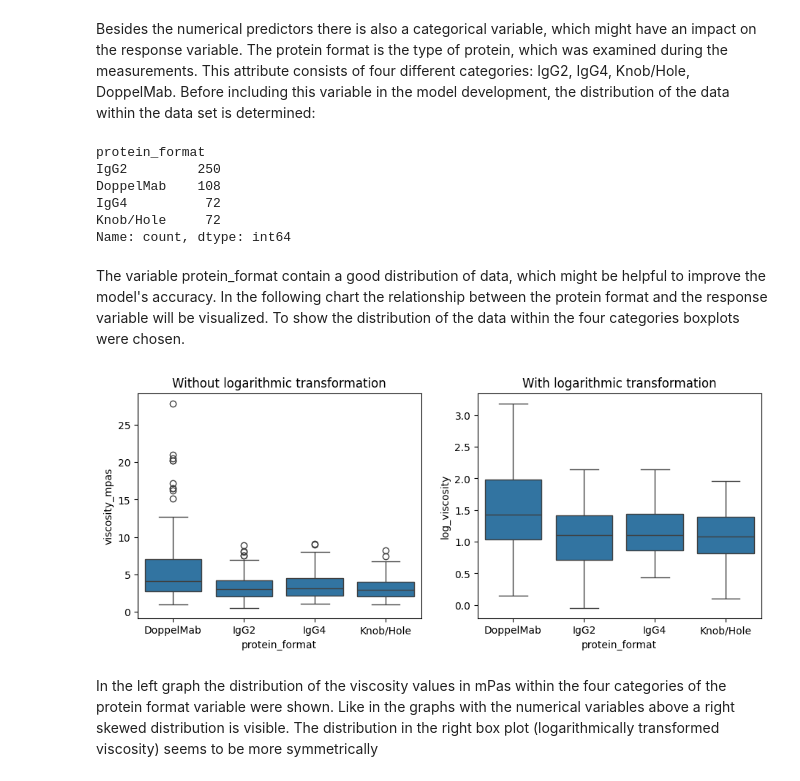
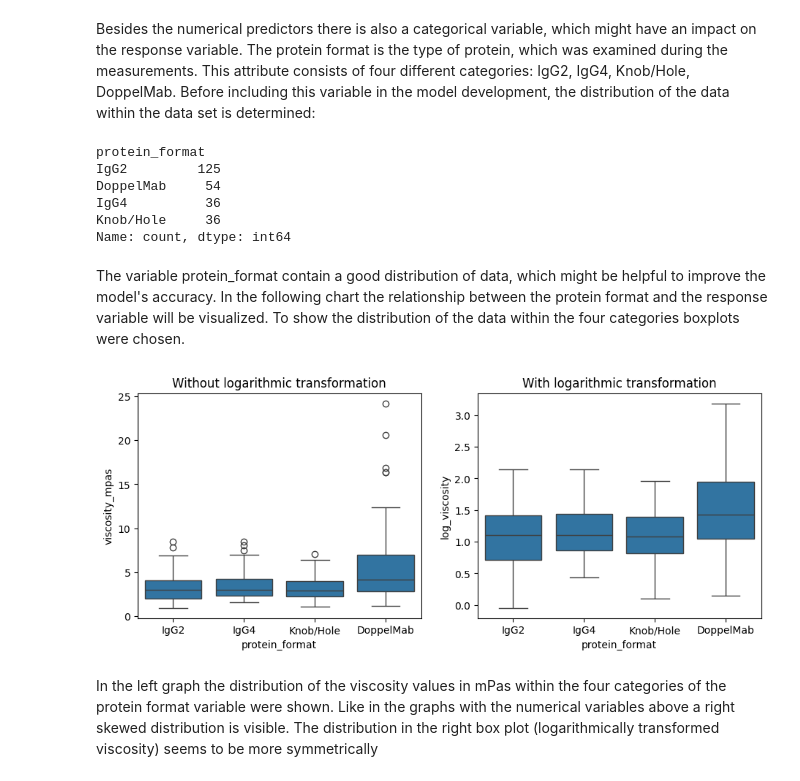
Before and after one commit to hempelt/project, a Jupyter notebook: reports/report.ipynb, the cells around one changed output. Drawn from its saved outputs; the diff is of its cells as text; code cells hidden in the pictures.

```diff
--- a/reports/report.ipynb
+++ b/reports/report.ipynb
@@ -117,17 +117,15 @@ dtype: int64
 ### Data corrections
 
 According to the literature there are three explanatory variables, which have an impact on the viscosity of the solution. According to the Arrhenius equation, a higher temperature generally decreases viscosity, because molecular movement increases, reducing intermolecular interactions [6]. Also the product concentration might have an impact on the viscosity, because molecules in solution interact more frequently, leading to increased resistance to flow [7] Additionally larger and more complex proteins, such as aggregates or conjugated proteins, tend to increase solution viscosity due to their size and interaction with other molecules in the solution [8], which indicates that the moleculare weight of the product might have an impact on the measured viscosity. According to literature the relationship of all three explanatory variables and the target variable is exponentell. In order to use the linear regression the Log Transformation is used. Therefore the target variable 'viscosity_mpas' is normalized by calculating the base-10 logarithm of the variable (log_viscosity).
-# %%
-# change data type in order to make pandas functions more efficient
-df_all['protein_format'] = pd.Categorical(df_all['protein_format'])
 # %%
 # Make sure column names are lower case and eliminate spaces
 df_all.columns = df_all.columns.str.lower()
-# %%
-df_all['viscosity_mean'] = (
-    df_all.groupby(['temperature_c', 'product_concentration_mg_ml', 'product'])['viscosity_mpas']
-    .transform('mean')
-)
+# %%
+# Both replikates within a measurement were aggregated and data set is reduced to the most interesting variables we want to examine
+df_aggregated = (
+    df_all.groupby(['temperature_c','product_concentration_mg_ml','molecular_weight_kda','extinction_coefficient_l_molcm','isoelectric_point','protein_format'], as_index=False)
+    .agg({'viscosity_mpas': 'mean'})
+)
 # %%
 # Log-transformation of the target variable (without unit)
-df_all['log_viscosity'] = np.log(df_all['viscosity_mean'])
+df_aggregated['log_viscosity'] = np.log(df_aggregated['viscosity_mpas'])
@@ -218,29 +213,29 @@ In the right graph the distriubution seems to be more symmatrical. In this graph
 # %% [markdown]
 Besides the numerical predictors there is also a categorical variable, which might have an impact on the response variable. The protein format is the type of protein, which was examined during the measurements. This attribute consists of four different categories: IgG2, IgG4, Knob/Hole, DoppelMab. Before including this variable in the model development, the distribution of the data within the data set is determined:
 # %%
-counts = df['protein_format'].value_counts()
+counts = df_aggregated['protein_format'].value_counts()
 counts
 # %% [output]
 protein_format
-IgG2         250
-DoppelMab    108
-IgG4          72
-Knob/Hole     72
+IgG2         125
+DoppelMab     54
+IgG4          36
+Knob/Hole     36
 Name: count, dtype: int64
 # %% [markdown]
 The variable protein_format contain a good distribution of data, which might be helpful to improve the model's accuracy. In the following chart the relationship between the protein format and the response variable will be visualized. To show the distribution of the data within the four categories boxplots were chosen.
 # %%
 fig, axes = plt.subplots(1, 2, figsize=(11, 4))
 
-sns.boxplot(data=df, x='protein_format', y='viscosity_mpas', ax=axes[0])
+sns.boxplot(data=df_aggregated, x='protein_format', y='viscosity_mpas', ax=axes[0])
 axes[0].set_title("Without logarithmic transformation")
 
-sns.boxplot(data=df, x='protein_format', y='log_viscosity', ax=axes[1])
+sns.boxplot(data=df_aggregated, x='protein_format', y='log_viscosity', ax=axes[1])
 axes[1].set_title("With logarithmic transformation")
 
 plt.show()
 # %% [output]
-[figure, old version]
+[figure, new version]
 # %% [markdown]
 In the left graph the distribution of the viscosity values in mPas within the four categories of the protein format variable were shown. Like in the graphs with the numerical variables above a right skewed distribution is visible. The distribution in the right box plot (logarithmically transformed viscosity) seems to be more symmetrically
 # %% [markdown]
```
Also changed, not shown: parts of 24 cells of this notebook, 1 other file.
